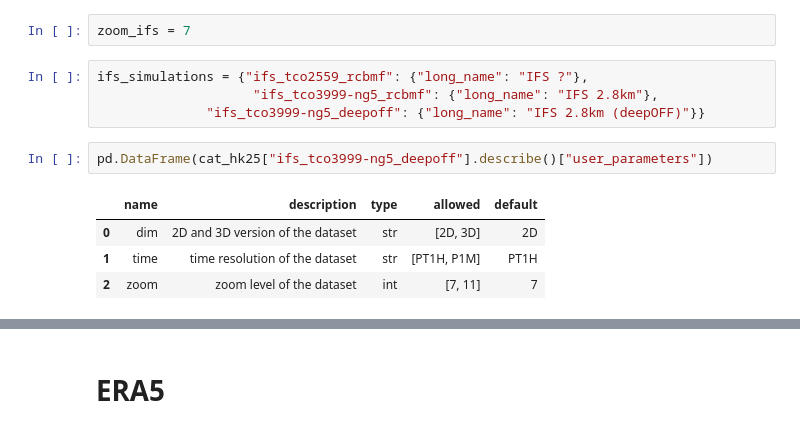
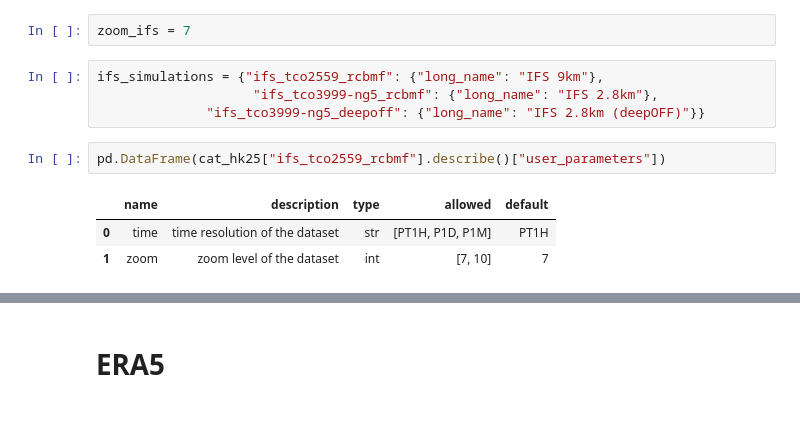
Before and after one commit to efons/add-CloudClimato-team, a Jupyter notebook: hk25-CloudClimato/LatProfiles.ipynb, the cells around one changed output, grey strips where cells are left out. Drawn from its saved outputs; the diff is of its cells as text.

```diff
--- a/hk25-CloudClimato/LatProfiles.ipynb
+++ b/hk25-CloudClimato/LatProfiles.ipynb
@@ -69,13 +80,12 @@ for simu_name in list(icon_simulations.keys()):
 # %%
 zoom_ifs = 7
 # %%
-ifs_simulations = {"ifs_tco2559_rcbmf": {"long_name": "IFS ?"},
+ifs_simulations = {"ifs_tco2559_rcbmf": {"long_name": "IFS 9km"},
                     "ifs_tco3999-ng5_rcbmf": {"long_name": "IFS 2.8km"},
               "ifs_tco3999-ng5_deepoff": {"long_name": "IFS 2.8km (deepOFF)"}}
 # %%
-pd.DataFrame(cat_hk25["ifs_tco3999-ng5_deepoff"].describe()["user_parameters"])
+pd.DataFrame(cat_hk25["ifs_tco2559_rcbmf"].describe()["user_parameters"])
 # %% [output]
 |  | name | description | type | allowed | default |
-| 0 | dim | 2D and 3D version of the dataset | str | [2D, 3D] | 2D |
-| 1 | time | time resolution of the dataset | str | [PT1H, P1M] | PT1H |
-| 2 | zoom | zoom level of the dataset | int | [7, 11] | 7 |
+| 0 | time | time resolution of the dataset | str | [PT1H, P1D, P1M] | PT1H |
+| 1 | zoom | zoom level of the dataset | int | [7, 10] | 7 |
```
Also changed, not shown: parts of 34 cells of this notebook.
